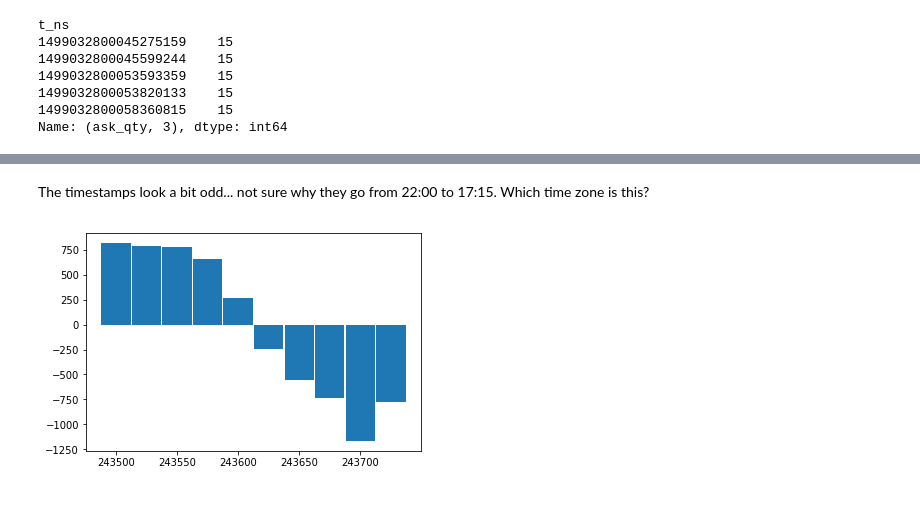
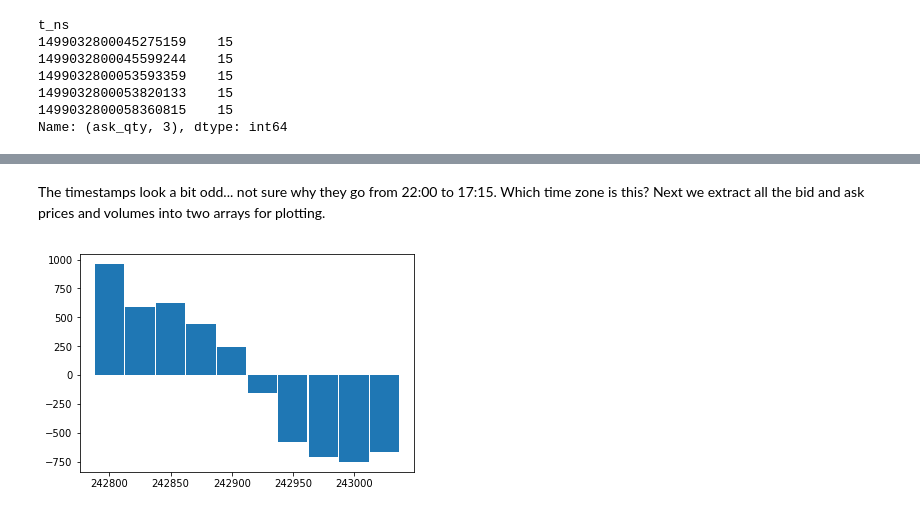
Before and after one commit to lotzma/LOB, a Jupyter notebook: LOB.ipynb, the cells around one changed output, grey strips where cells are left out. Saved outputs shown, nothing was run; the diff lists cells and outputs as text; code cells hidden in the pictures.

```diff
--- a/LOB.ipynb
+++ b/LOB.ipynb
@@ -69,2 +65,2 @@ Timestamp('2017-07-03 17:15:00.045141629+0000', tz='UTC')
 # %% [markdown]
-The timestamps look a bit odd... not sure why they go from 22:00 to 17:15. Which time zone is this?
+The timestamps look a bit odd... not sure why they go from 22:00 to 17:15. Which time zone is this? Next we extract all the bid and ask prices and volumes into two arrays for plotting.
@@ -79,6 +73,8 @@ bid_volumes = df['bid_qty'].iloc[i,:]
 # %%
-# Bar plot the limit order data for one particular time point
-plt.bar(np.concatenate((bid_prices,ask_prices)), np.concatenate((bid_volumes,-ask_volumes)),width=24)
+# Bar plot the limit order data for one particular random time point
+i = rnd.randint(T)
+# The minimum price movement is 12.5, so the width of the bars should be 25 (or 24 to allow some place between them)
+plt.bar(prices[i,:], volumes[i,:], width=24)
 plt.show()
 # %% [output]
-[figure, old version]
+[figure, new version]
```
Also changed, not shown: parts of 12 cells of this notebook.
